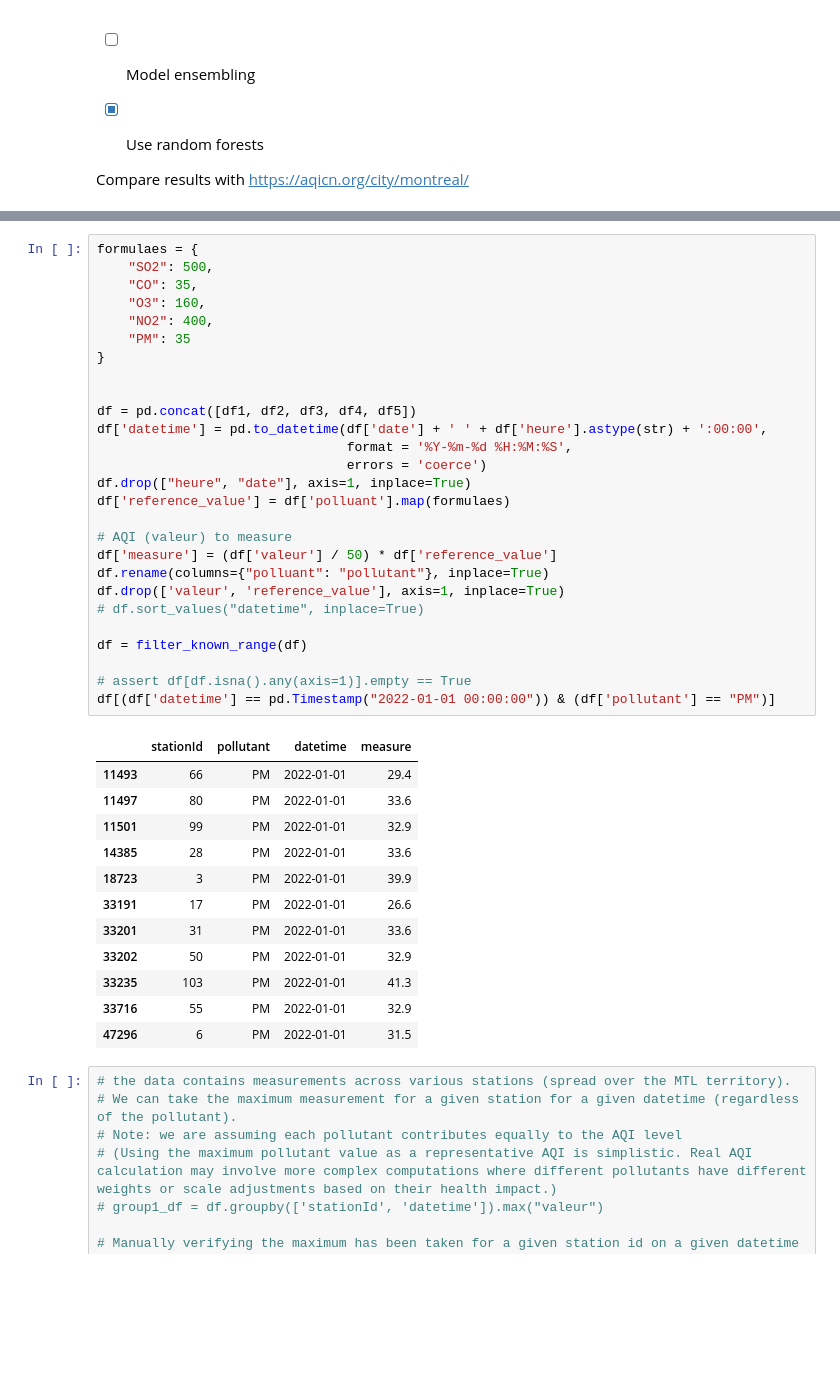
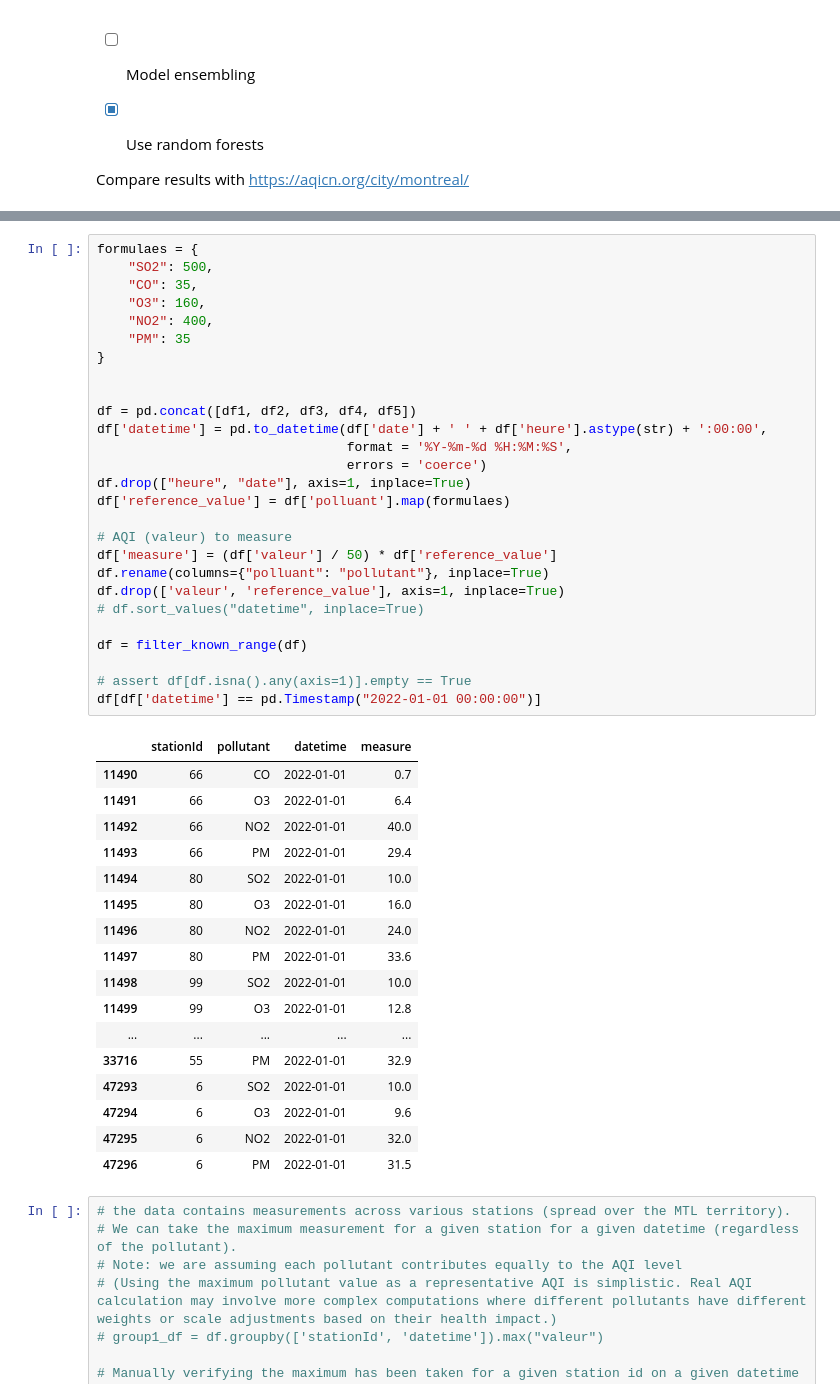
Before and after one commit to Magellol/montreal-aqi-predictions, a Jupyter notebook: index.ipynb, the cells around one changed output, grey strips where cells are left out. Drawn from its saved outputs; the diff is of its cells as text; blank space fills up the shorter version.

```diff
--- a/index.ipynb
+++ b/index.ipynb
@@ -189,42 +171,47 @@ Reading 2016-2018.csv from local storage...
 # %%
 formulaes = {
     "SO2": 500,
     "CO": 35,
     "O3": 160,
     "NO2": 400,
     "PM": 35
 }
 
 
 df = pd.concat([df1, df2, df3, df4, df5])
 df['datetime'] = pd.to_datetime(df['date'] + ' ' + df['heure'].astype(str) + ':00:00',
                                 format = '%Y-%m-%d %H:%M:%S',
                                 errors = 'coerce')
 df.drop(["heure", "date"], axis=1, inplace=True)
 df['reference_value'] = df['polluant'].map(formulaes)
 
 # AQI (valeur) to measure
 df['measure'] = (df['valeur'] / 50) * df['reference_value']
 df.rename(columns={"polluant": "pollutant"}, inplace=True)
 df.drop(['valeur', 'reference_value'], axis=1, inplace=True)
 # df.sort_values("datetime", inplace=True)
 
 df = filter_known_range(df)
 
 # assert df[df.isna().any(axis=1)].empty == True
-df[(df['datetime'] == pd.Timestamp("2022-01-01 00:00:00")) & (df['pollutant'] == "PM")]
+df[df['datetime'] == pd.Timestamp("2022-01-01 00:00:00")]
 # %% [output]
 |  | stationId | pollutant | datetime | measure |
+| 11490 | 66 | CO | 2022-01-01 | 0.7 |
+| 11491 | 66 | O3 | 2022-01-01 | 6.4 |
+| 11492 | 66 | NO2 | 2022-01-01 | 40.0 |
 | 11493 | 66 | PM | 2022-01-01 | 29.4 |
+| 11494 | 80 | SO2 | 2022-01-01 | 10.0 |
+| 11495 | 80 | O3 | 2022-01-01 | 16.0 |
+| 11496 | 80 | NO2 | 2022-01-01 | 24.0 |
 | 11497 | 80 | PM | 2022-01-01 | 33.6 |
-| 11501 | 99 | PM | 2022-01-01 | 32.9 |
-| 14385 | 28 | PM | 2022-01-01 | 33.6 |
-| 18723 | 3 | PM | 2022-01-01 | 39.9 |
-| 33191 | 17 | PM | 2022-01-01 | 26.6 |
-| 33201 | 31 | PM | 2022-01-01 | 33.6 |
-| 33202 | 50 | PM | 2022-01-01 | 32.9 |
-| 33235 | 103 | PM | 2022-01-01 | 41.3 |
+| 11498 | 99 | SO2 | 2022-01-01 | 10.0 |
+| 11499 | 99 | O3 | 2022-01-01 | 12.8 |
+| ... | ... | ... | ... | ... |
 | 33716 | 55 | PM | 2022-01-01 | 32.9 |
+| 47293 | 6 | SO2 | 2022-01-01 | 10.0 |
+| 47294 | 6 | O3 | 2022-01-01 | 9.6 |
+| 47295 | 6 | NO2 | 2022-01-01 | 32.0 |
 | 47296 | 6 | PM | 2022-01-01 | 31.5 |
 # %%
 # the data contains measurements across various stations (spread over the MTL territory).
```
Also changed, not shown: parts of 16 cells of this notebook.
